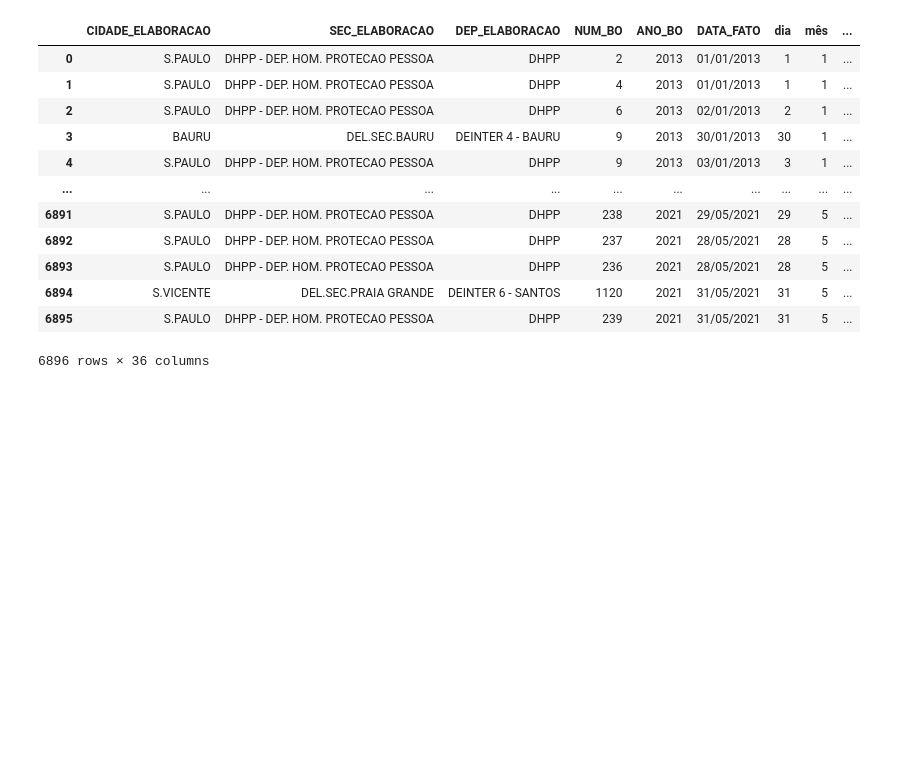
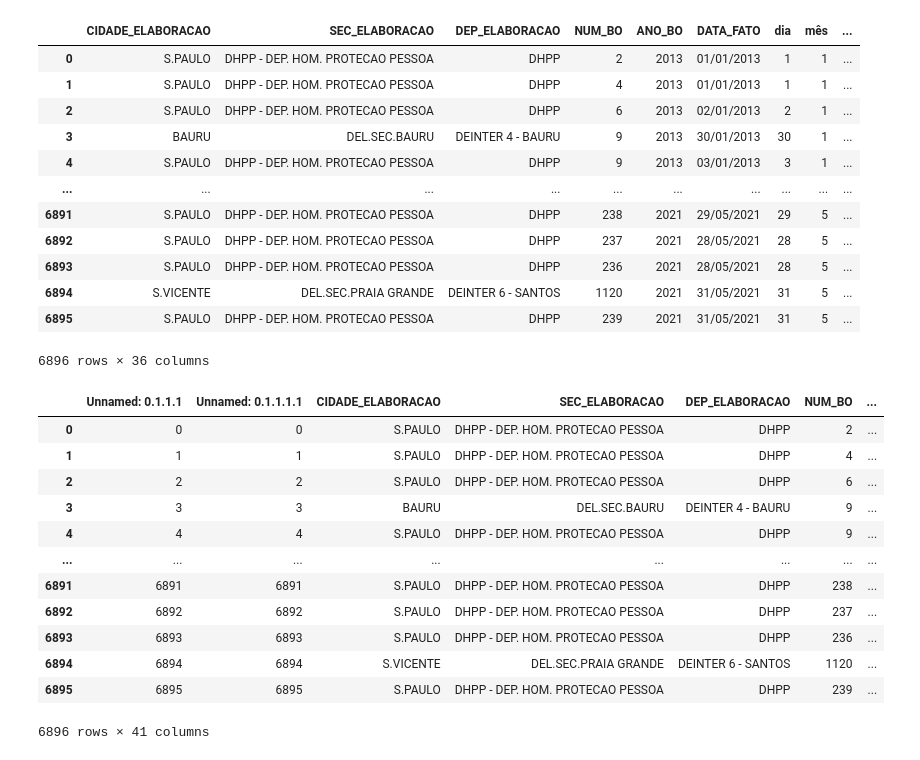
Before and after one commit to Andre-Sacilotti/relatorio-interativo-rshiny, a Jupyter notebook: Data Processing/Processamento Geolocalização.ipynb, the cells around one changed output. Saved outputs shown, nothing was run; the diff lists cells and outputs as text; code cells hidden in the pictures; blank space fills up the shorter version.

```diff
--- a/Data Processing/Processamento Geolocalização.ipynb
+++ b/Data Processing/Processamento Geolocalização.ipynb
@@ -186,4 +183,52 @@ df = pd.read_csv("../datasets/formated_MPID.csv", sep="\t")
+# %%
+import pandas as pd
+df = pd.read_csv("../datasets/formated_MPID.csv", sep="\t")
+
+new_cor = []
+
+for i in df['COR'].values:
+    if i == "Outros":
+        new_cor.append("NÃO INFORMADO")
+    elif i == "Ignorada":
+        new_cor.append("NÃO INFORMADO")
+    elif i == "REGISTRADO NA PF":
+        new_cor.append("NÃO INFORMADO")
+    else:
+        new_cor.append(i)
+df["COR_FOMATADO"] = new_cor
+
+
+new_gen = []
+
+for i in df['SEXO_PESSOA'].values:
+    if i == "Outros":
+        new_gen.append("NÃO INFORMADO")
+    elif i == "Ignorada":
+        new_gen.append("NÃO INFORMADO")
+    elif i == "REGISTRADO NA PF":
+        new_gen.append("NÃO INFORMADO")
+    else:
+        new_gen.append(i)
+df["SEXO_FOMATADO"] = new_gen
+df = df.drop(['Unnamed: 0', 'Unnamed: 0.1', 'Unnamed: 0.1.1'], axis=1)
+df.to_csv("../datasets/formated_MPID.csv", sep="\t", )
 # %%
 df['HORA_FATO_HOUR_ONLY'] = [aux.split(":")[0] for aux in df['HORA_FATO'].values]
 # %%
 df.to_csv("../datasets/formated_MPID.csv", sep="\t")
+# %%
+df
+# %% [output]
+|  | Unnamed: 0.1.1.1 | Unnamed: 0.1.1.1.1 | CIDADE_ELABORACAO | SEC_ELABORACAO | DEP_ELABORACAO | NUM_BO | ... |
+| 0 | 0 | 0 | S.PAULO | DHPP - DEP. HOM. PROTECAO PESSOA | DHPP | 2 | ... |
+| 1 | 1 | 1 | S.PAULO | DHPP - DEP. HOM. PROTECAO PESSOA | DHPP | 4 | ... |
+| 2 | 2 | 2 | S.PAULO | DHPP - DEP. HOM. PROTECAO PESSOA | DHPP | 6 | ... |
+| 3 | 3 | 3 | BAURU | DEL.SEC.BAURU | DEINTER 4 - BAURU | 9 | ... |
+| 4 | 4 | 4 | S.PAULO | DHPP - DEP. HOM. PROTECAO PESSOA | DHPP | 9 | ... |
+| ... | ... | ... | ... | ... | ... | ... | ... |
+| 6891 | 6891 | 6891 | S.PAULO | DHPP - DEP. HOM. PROTECAO PESSOA | DHPP | 238 | ... |
+| 6892 | 6892 | 6892 | S.PAULO | DHPP - DEP. HOM. PROTECAO PESSOA | DHPP | 237 | ... |
+| 6893 | 6893 | 6893 | S.PAULO | DHPP - DEP. HOM. PROTECAO PESSOA | DHPP | 236 | ... |
+| 6894 | 6894 | 6894 | S.VICENTE | DEL.SEC.PRAIA GRANDE | DEINTER 6 - SANTOS | 1120 | ... |
+| 6895 | 6895 | 6895 | S.PAULO | DHPP - DEP. HOM. PROTECAO PESSOA | DHPP | 239 | ... |
+6896 rows × 41 columns
```
Also changed, not shown: parts of 1 cell of this notebook, 8 other files.
